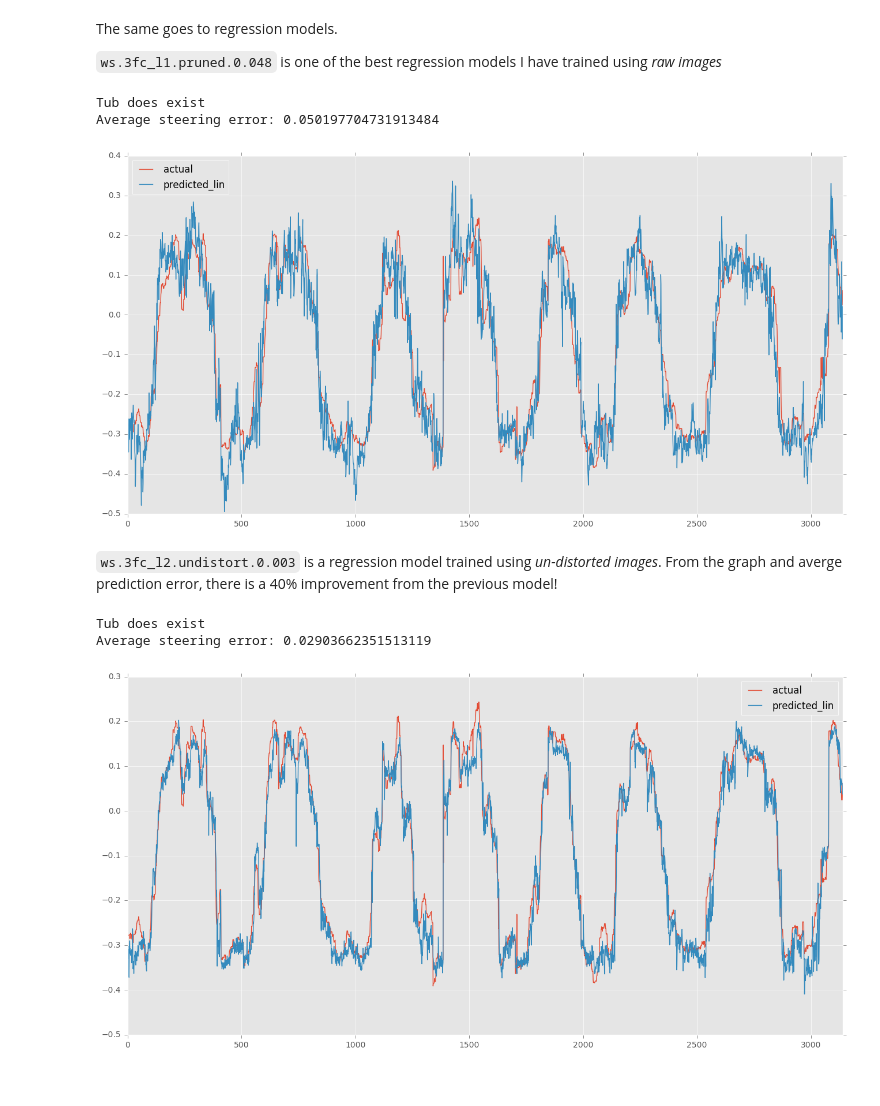
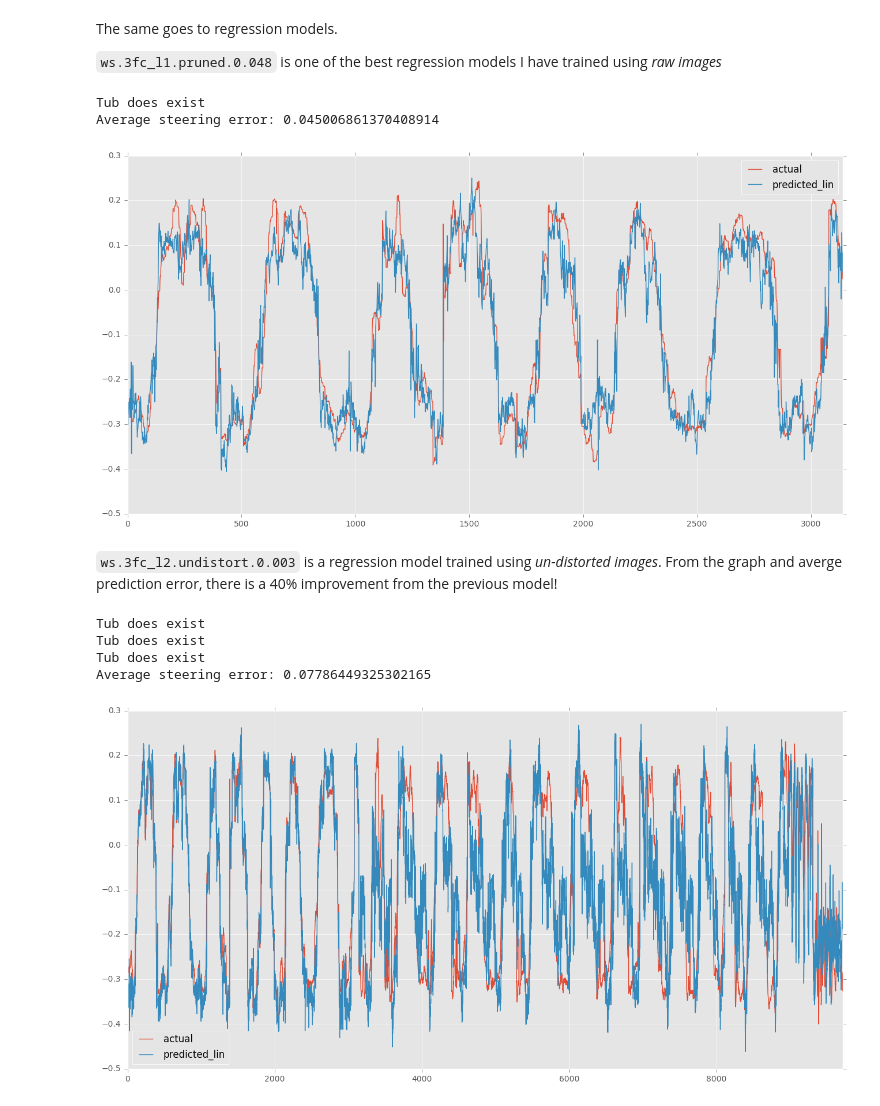
Before and after one commit to test-v1/notebooks-1, a Jupyter notebook: donkeycar/undistorted images.ipynb, the cells around one changed output. Drawn from its saved outputs; the diff is of its cells as text; code cells hidden in the pictures.

```diff
--- a/donkeycar/undistorted images.ipynb
+++ b/donkeycar/undistorted images.ipynb
@@ -75,6 +76,7 @@ As well as to caculate the average of the diffs between predicated steering angl
 # %%
-model = keras.models.load_model('../../donkeycar/d2/models/ws.cls.pruned.0.7022')
+model = keras.models.load_model('../../donkeycar/d2/models/ws.nb.cls.newundist')
 dataset = dataset_from_tub("../../donkeycar/d2/data.ws.test/tub_1_17-09-23", limit=-1)
+# dataset = dataset_from_all_tubs("../../donkeycar/d2/data.ws.test")
 predicted, actual = output_pair_cat(model, dataset)
 df = pd.DataFrame(dict(predicted=predicted, actual=actual))
 # using rolling average because the noises are smoothened by the inertia of the car
@@ -111,9 +116,9 @@ The same goes to regression models.
 
 `ws.3fc_l1.pruned.0.048` is one of the best regression models I have trained using *raw images*
 # %%
-# dataset = dataset_from_all_tubs("data.ws.test")
+# dataset = dataset_from_all_tubs("../../donkeycar/d2/data.ws.test")
 dataset = dataset_from_tub("../../donkeycar/d2/data.ws.test/tub_1_17-09-23", limit=-1)
-model = keras.models.load_model('../../donkeycar/d2/models/ws.3fc_l1.pruned.0.048')
+model = keras.models.load_model('../../donkeycar/d2/models/ws.nb.3fc_l1.newundist.0.071')
 
 predicted_lin, actual = output_pair_lin(model, dataset)
 df = pd.DataFrame(dict(predicted_lin=predicted_lin[:,0], actual=actual))
@@ -122,22 +127,24 @@ df.plot()
 print("Average steering error: " + str(np.absolute(df['actual'] - df['predicted_lin']).mean()))
 # %% [output]
 Tub does exist
-Average steering error: 0.050197704731913484
+Average steering error: 0.045006861370408914
-[figure, old version]
+[figure, new version]
 # %% [markdown]
 `ws.3fc_l2.undistort.0.003` is a regression model trained using *un-distorted images*. From the graph and averge prediction error, there is a 40% improvement from the previous model!
 # %%
-# dataset = dataset_from_all_tubs("data.ws.test")
-dataset = dataset_from_tub("../../donkeycar/d2/data.ws.test/tub_1_17-09-23", limit=-1)
-model = keras.models.load_model('../../donkeycar/d2/models/ws.3fc_l2.undistort.0.003')
+dataset = dataset_from_all_tubs("../../donkeycar/d2/data.ws.test")
+# dataset = dataset_from_tub("../../donkeycar/d2/data.ws.test/tub_1_17-09-23", limit=-1)
+model = keras.models.load_model('../../donkeycar/d2/models/ws.nb.3fc_l1.undistort.0.06')
 
 predicted_lin, actual = output_pair_lin(model, undistort_dataset(dataset))
 df = pd.DataFrame(dict(predicted_lin=predicted_lin[:,0], actual=actual))
 # df = df.rolling(5, win_type='triang').mean()
 df.plot()
 
 print("Average steering error: " + str(np.absolute(df['actual'] - df['predicted_lin']).mean()))
 # %% [output]
 Tub does exist
-Average steering error: 0.02903662351513119
+Tub does exist
+Tub does exist
+Average steering error: 0.07786449325302165
-[figure, old version]
+[figure, new version]
```
Also changed, not shown: parts of 7 cells of this notebook, 1 other file.
